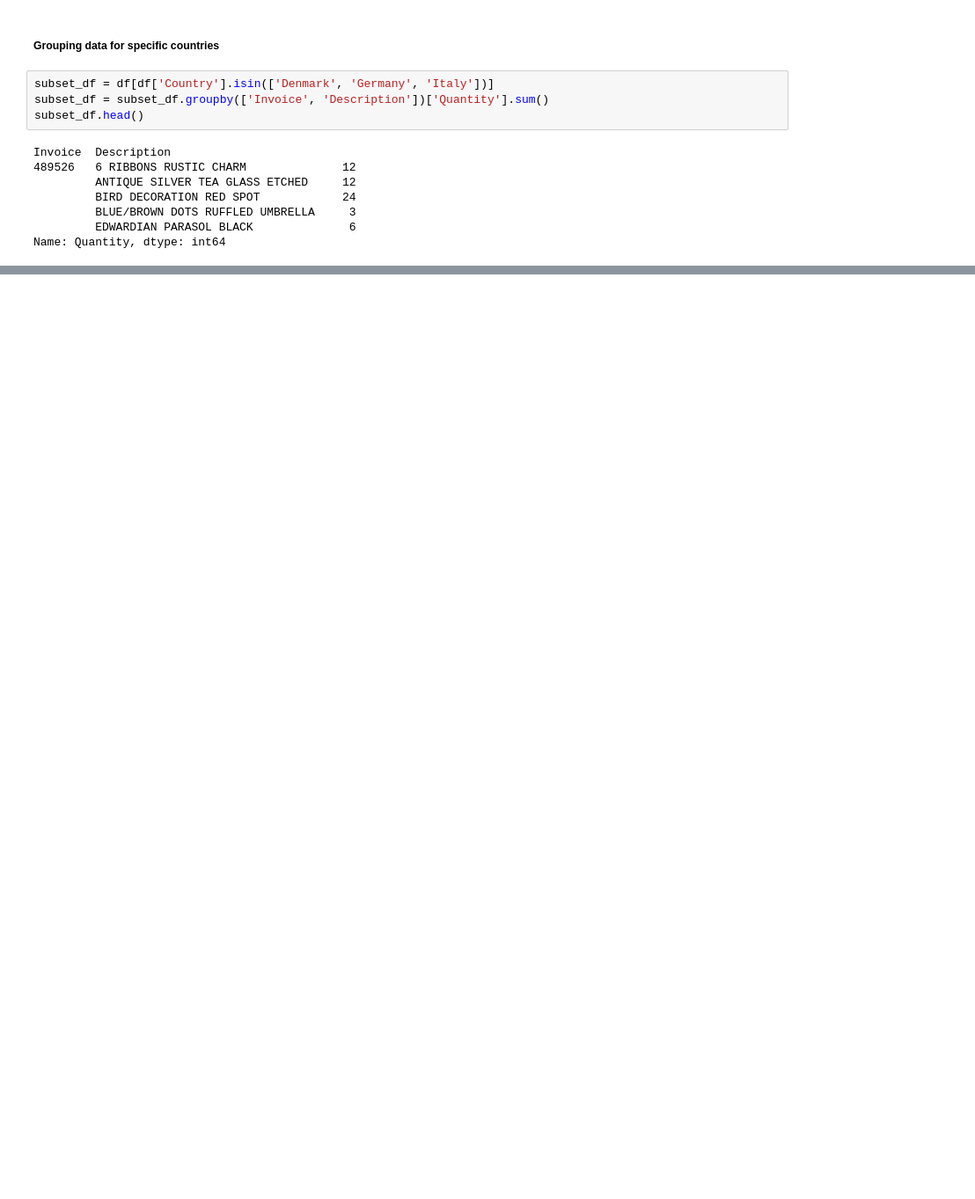
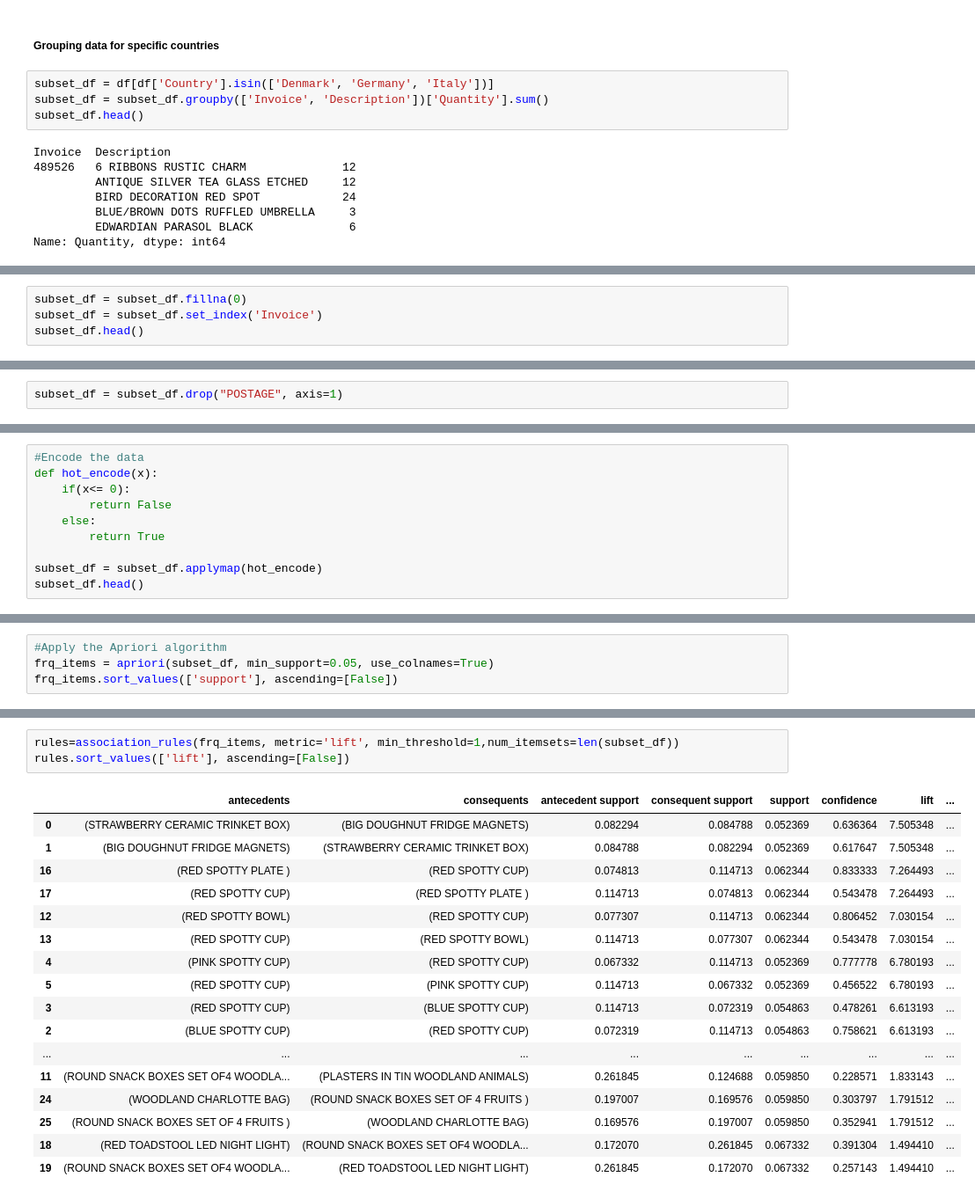
Before and after one commit to Cheapanha-Sok/Apriori-Algorithm, a Jupyter notebook: AprioriAlgorithm.ipynb, the cells around one changed output, grey strips where cells are left out. Shown: that part at 88% size. Drawn from its saved outputs; the diff is of its cells as text; blank space fills up the shorter version.

```diff
--- a/AprioriAlgorithm.ipynb
+++ b/AprioriAlgorithm.ipynb
@@ -128,0 +142,4 @@ Name: Quantity, dtype: int64
+# %%
+subset_df = subset_df.fillna(0)
+subset_df = subset_df.set_index('Invoice')
+subset_df.head()
@@ -128,0 +167,2 @@ Name: Quantity, dtype: int64
+# %%
+subset_df = subset_df.drop("POSTAGE", axis=1)
@@ -128,0 +171,10 @@ Name: Quantity, dtype: int64
+# %%
+#Encode the data
+def hot_encode(x):
+    if(x<= 0):
+        return False
+    else:
+        return True
+
+subset_df = subset_df.applymap(hot_encode)
+subset_df.head()
@@ -128,0 +194,4 @@ Name: Quantity, dtype: int64
+# %%
+#Apply the Apriori algorithm
+frq_items = apriori(subset_df, min_support=0.05, use_colnames=True)
+frq_items.sort_values(['support'], ascending=[False])
@@ -128,0 +228,21 @@ Name: Quantity, dtype: int64
+# %%
+rules=association_rules(frq_items, metric='lift', min_threshold=1,num_itemsets=len(subset_df))
+rules.sort_values(['lift'], ascending=[False])
+# %% [output]
+|  | antecedents | consequents | antecedent support | consequent support | support | confidence | lift | ... |
+| 0 | (STRAWBERRY CERAMIC TRINKET BOX) | (BIG DOUGHNUT FRIDGE MAGNETS) | 0.082294 | 0.084788 | 0.052369 | 0.636364 | 7.505348 | ... |
+| 1 | (BIG DOUGHNUT FRIDGE MAGNETS) | (STRAWBERRY CERAMIC TRINKET BOX) | 0.084788 | 0.082294 | 0.052369 | 0.617647 | 7.505348 | ... |
+| 16 | (RED SPOTTY PLATE ) | (RED SPOTTY CUP) | 0.074813 | 0.114713 | 0.062344 | 0.833333 | 7.264493 | ... |
+| 17 | (RED SPOTTY CUP) | (RED SPOTTY PLATE ) | 0.114713 | 0.074813 | 0.062344 | 0.543478 | 7.264493 | ... |
+| 12 | (RED SPOTTY BOWL) | (RED SPOTTY CUP) | 0.077307 | 0.114713 | 0.062344 | 0.806452 | 7.030154 | ... |
+| 13 | (RED SPOTTY CUP) | (RED SPOTTY BOWL) | 0.114713 | 0.077307 | 0.062344 | 0.543478 | 7.030154 | ... |
+| 4 | (PINK SPOTTY CUP) | (RED SPOTTY CUP) | 0.067332 | 0.114713 | 0.052369 | 0.777778 | 6.780193 | ... |
+| 5 | (RED SPOTTY CUP) | (PINK SPOTTY CUP) | 0.114713 | 0.067332 | 0.052369 | 0.456522 | 6.780193 | ... |
+| 3 | (RED SPOTTY CUP) | (BLUE SPOTTY CUP) | 0.114713 | 0.072319 | 0.054863 | 0.478261 | 6.613193 | ... |
+| 2 | (BLUE SPOTTY CUP) | (RED SPOTTY CUP) | 0.072319 | 0.114713 | 0.054863 | 0.758621 | 6.613193 | ... |
+| ... | ... | ... | ... | ... | ... | ... | ... | ... |
+| 11 | (ROUND SNACK BOXES SET OF4 WOODLA... | (PLASTERS IN TIN WOODLAND ANIMALS) | 0.261845 | 0.124688 | 0.059850 | 0.228571 | 1.833143 | ... |
+| 24 | (WOODLAND CHARLOTTE BAG) | (ROUND SNACK BOXES SET OF 4 FRUITS ) | 0.197007 | 0.169576 | 0.059850 | 0.303797 | 1.791512 | ... |
+| 25 | (ROUND SNACK BOXES SET OF 4 FRUITS ) | (WOODLAND CHARLOTTE BAG) | 0.169576 | 0.197007 | 0.059850 | 0.352941 | 1.791512 | ... |
+| 18 | (RED TOADSTOOL LED NIGHT LIGHT) | (ROUND SNACK BOXES SET OF4 WOODLA... | 0.172070 | 0.261845 | 0.067332 | 0.391304 | 1.494410 | ... |
+| 19 | (ROUND SNACK BOXES SET OF4 WOODLA... | (RED TOADSTOOL LED NIGHT LIGHT) | 0.261845 | 0.172070 | 0.067332 | 0.257143 | 1.494410 | ... |
```
Also changed, not shown: parts of 25 cells of this notebook.
